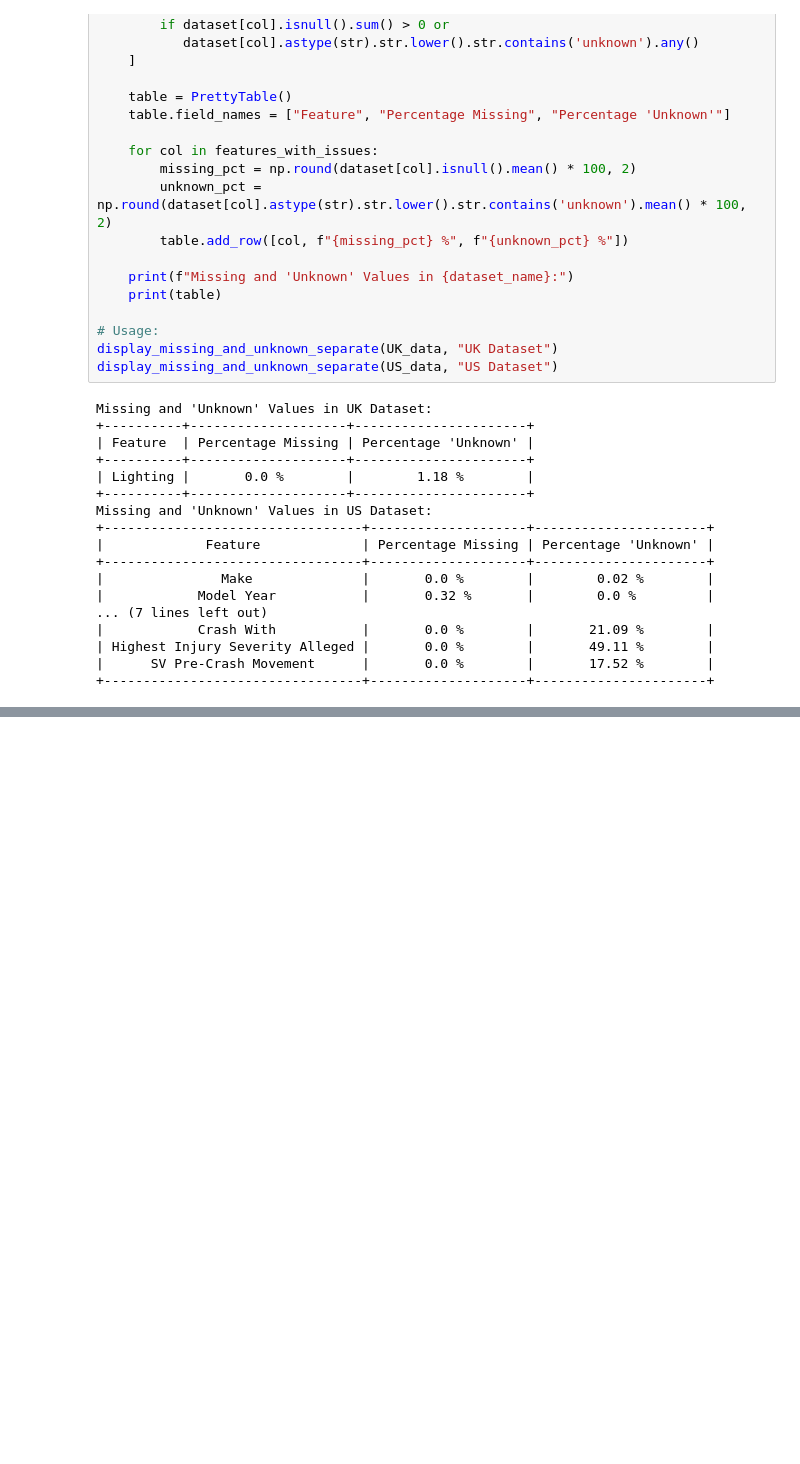
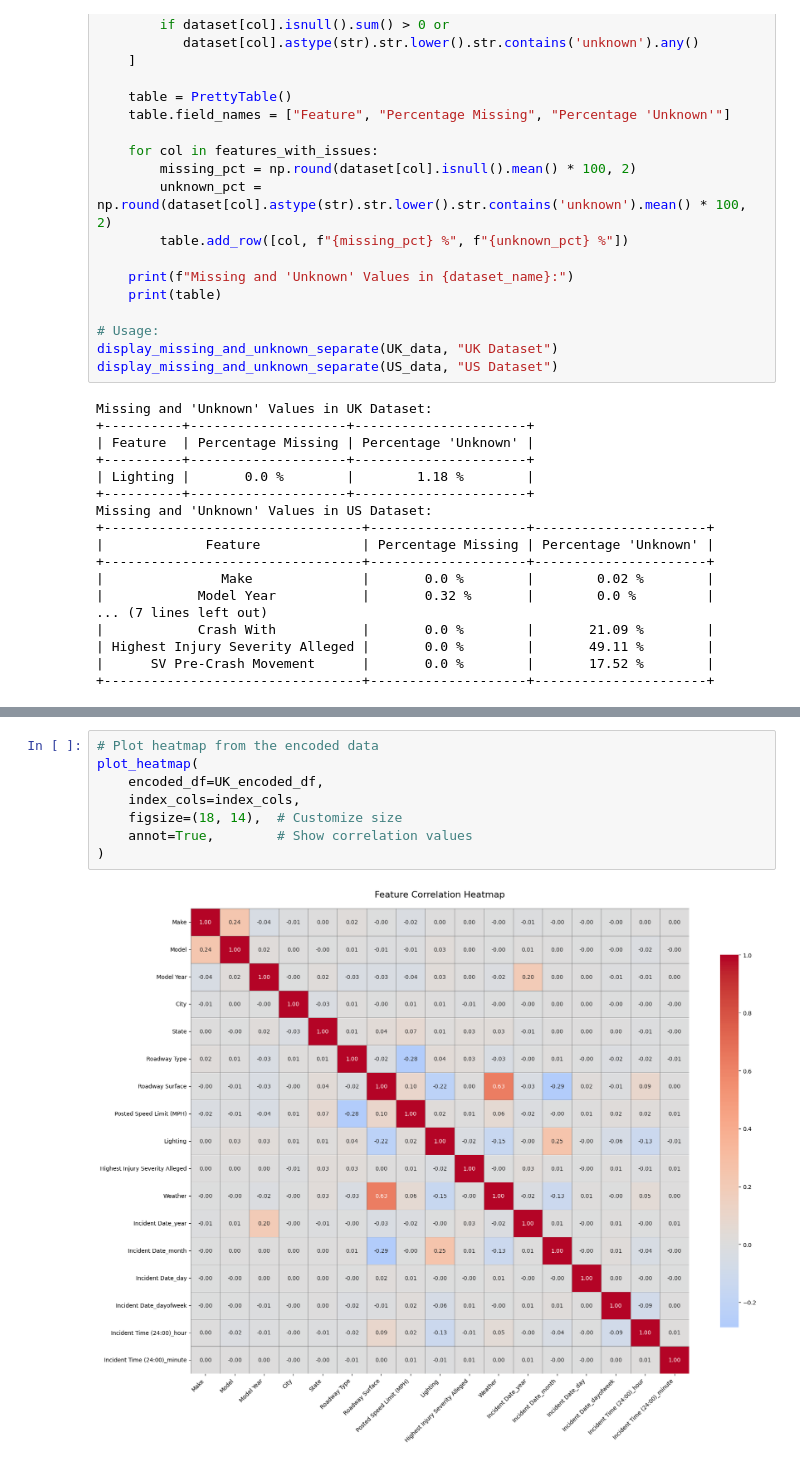
Before and after one commit to mhnrirfan/ML-AI-Risk-Analysis-AV-Data-, a Jupyter notebook: Cleaning, EDA, FE/Feature_Engineering.ipynb, the cells around one changed output, grey strips where cells are left out. Drawn from its saved outputs; the diff is of its cells as text; blank space fills up the shorter version.

```diff
--- a/Cleaning, EDA, FE/Feature_Engineering.ipynb
+++ b/Cleaning, EDA, FE/Feature_Engineering.ipynb
@@ -1319,0 +765,10 @@ plt.show()
+# %%
+# Plot heatmap from the encoded data
+plot_heatmap(
+    encoded_df=UK_encoded_df,
+    index_cols=index_cols,
+    figsize=(18, 14),  # Customize size
+    annot=True,        # Show correlation values
+)
+# %% [output]
+[figure, added]
```
Also changed, not shown: parts of 112 cells of this notebook, 2 other files.
